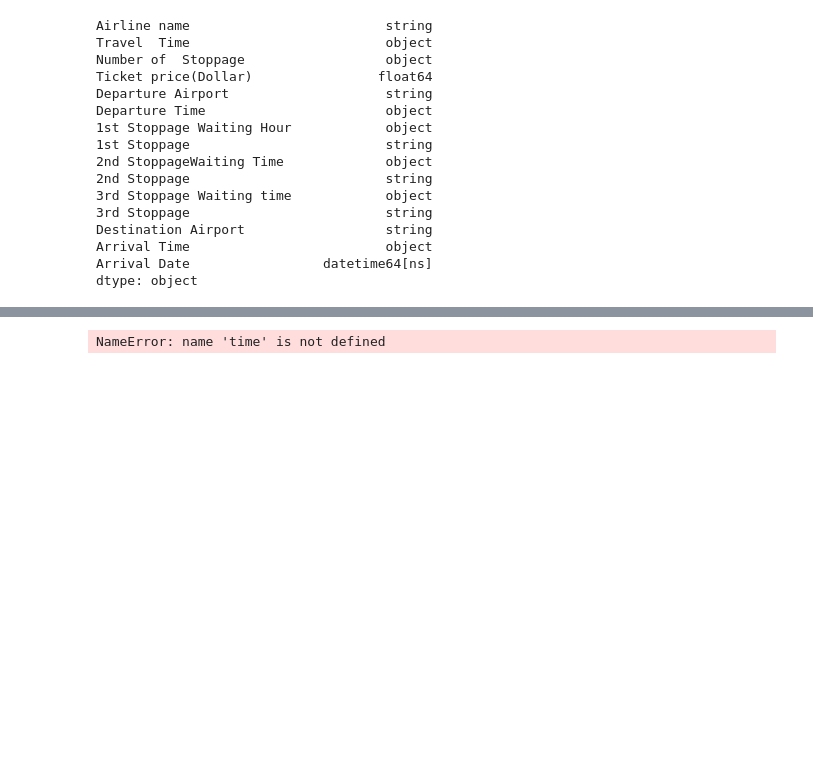
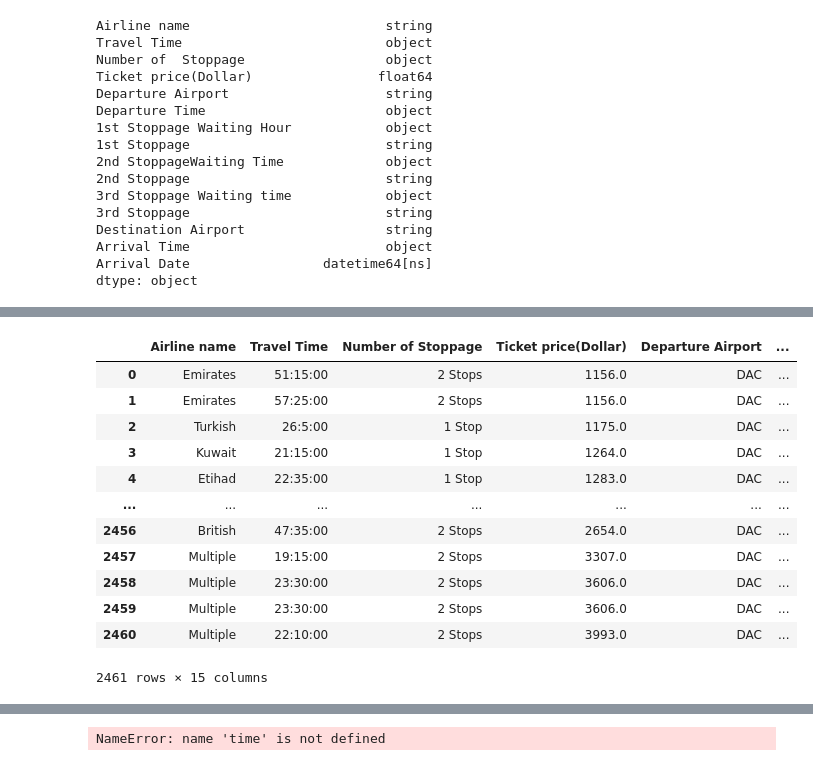
Before and after one commit to natalieheng/Project-2-Airline-Flight-Fares, a Jupyter notebook: Data Cleaning for Project 2.ipynb, the cells around one changed output, grey strips where cells are left out. Cells and saved outputs as stored; diff of their text form; code cells hidden in the pictures; blank space fills up the shorter version.

```diff
--- a/Data Cleaning for Project 2.ipynb
+++ b/Data Cleaning for Project 2.ipynb
@@ -61,6 +61,8 @@ flight.head(10)
 flight.rename(columns = {'Depreture  Airport' : 'Departure Airport'}, inplace = True)
 flight.rename(columns = {'Depreture Time' : 'Departure Time'}, inplace = True)
 flight.rename(columns = {'Ticket prize(Doller)' : 'Ticket price(Dollar)'}, inplace = True)
+flight.rename(columns = {'Travel  Time' : 'Travel Time'}, inplace = True)
+flight.rename(columns = {'Number of  Stoppage' : 'Number of Stoppage'}, inplace = True)
 # %%
 #checking data types for above df
 flight.dtypes
@@ -190,3 +192,6 @@ Destination Airport                  string
 Arrival Time                         object
 Arrival Date                 datetime64[ns]
 dtype: object
+# %%
+#flight['Ticket price(Dollar)'].replace('Alaska', np.nan, inplace = True)
+flight['Travel Time'].replace('Save $39!', np.nan, inplace = True)
@@ -192,0 +213,30 @@ dtype: object
+# %%
+def convert_string_to_time(string):
+    if isinstance(string, str):
+        # Check if the value is a string
+        hours = pd.to_numeric(string.split('h')[0])
+        minutes = pd.to_numeric(string.split(' ')[1].split('m')[0])
+
+        # Concatenate hours, minutes, and seconds into a string
+        time_str = f'{hours}:{minutes}:00'
+        return time_str
+    else:
+        return string
+
+flight['Travel Time'] = flight['Travel Time'].apply(convert_string_to_time)
+
+flight
+# %% [output]
+|  | Airline name | Travel Time | Number of Stoppage | Ticket price(Dollar) | Departure Airport | ... |
+| 0 | Emirates | 51:15:00 | 2 Stops | 1156.0 | DAC | ... |
+| 1 | Emirates | 57:25:00 | 2 Stops | 1156.0 | DAC | ... |
+| 2 | Turkish | 26:5:00 | 1 Stop | 1175.0 | DAC | ... |
+| 3 | Kuwait | 21:15:00 | 1 Stop | 1264.0 | DAC | ... |
+| 4 | Etihad | 22:35:00 | 1 Stop | 1283.0 | DAC | ... |
+| ... | ... | ... | ... | ... | ... | ... |
+| 2456 | British | 47:35:00 | 2 Stops | 2654.0 | DAC | ... |
+| 2457 | Multiple | 19:15:00 | 2 Stops | 3307.0 | DAC | ... |
+| 2458 | Multiple | 23:30:00 | 2 Stops | 3606.0 | DAC | ... |
+| 2459 | Multiple | 23:30:00 | 2 Stops | 3606.0 | DAC | ... |
+| 2460 | Multiple | 22:10:00 | 2 Stops | 3993.0 | DAC | ... |
+2461 rows × 15 columns
```
Also changed, not shown: parts of 14 cells of this notebook.
